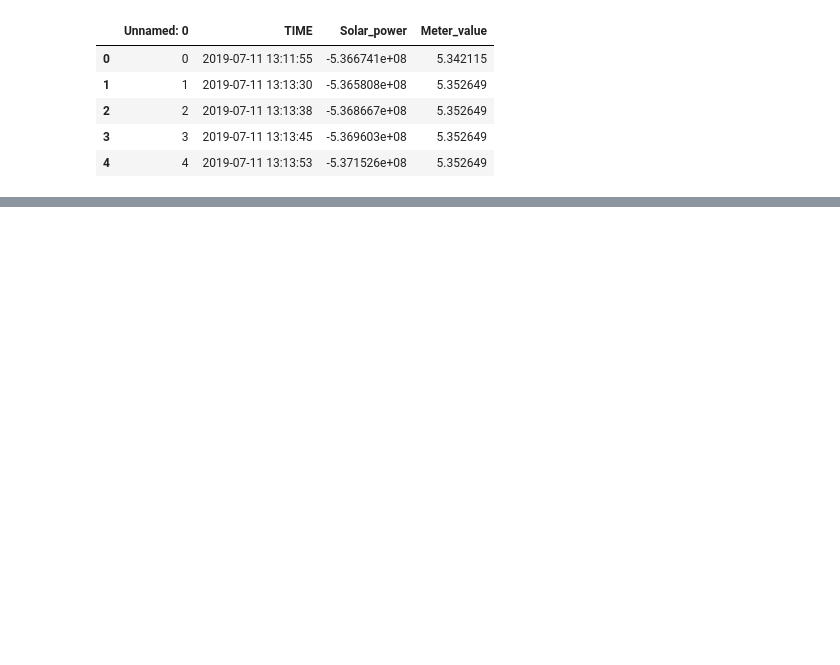
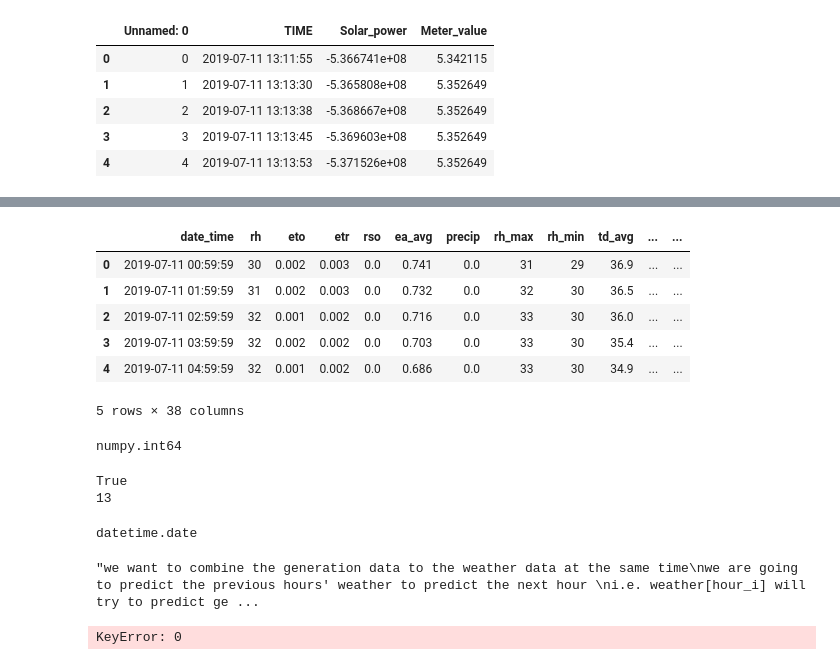
Before and after one commit to bradley-p/Solar_Energy_Forecasting, a Jupyter notebook: src/data_curating.ipynb, the cells around one changed output, grey strips where cells are left out. Drawn from its saved outputs; the diff is of its cells as text; code cells hidden in the pictures; blank space fills up the shorter version.

```diff
--- a/src/data_curating.ipynb
+++ b/src/data_curating.ipynb
@@ -93,0 +230,28 @@ weatherpf.tail()
+# %%
+# Seperate date and time using datetime from pandas
+weatherpf['Date']= pd.to_datetime(weatherpf['date_time']).dt.date
+weatherpf['Hour']= pd.to_datetime(weatherpf['date_time'][:]).dt.hour
+# %%
+weatherpf.head()
+# %% [output]
+|  | date_time | rh | eto | etr | rso | ea_avg | precip | rh_max | rh_min | td_avg | ... | ... |
+| 0 | 2019-07-11 00:59:59 | 30 | 0.002 | 0.003 | 0.0 | 0.741 | 0.0 | 31 | 29 | 36.9 | ... | ... |
+| 1 | 2019-07-11 01:59:59 | 31 | 0.002 | 0.003 | 0.0 | 0.732 | 0.0 | 32 | 30 | 36.5 | ... | ... |
+| 2 | 2019-07-11 02:59:59 | 32 | 0.001 | 0.002 | 0.0 | 0.716 | 0.0 | 33 | 30 | 36.0 | ... | ... |
+| 3 | 2019-07-11 03:59:59 | 32 | 0.002 | 0.002 | 0.0 | 0.703 | 0.0 | 33 | 30 | 35.4 | ... | ... |
+| 4 | 2019-07-11 04:59:59 | 32 | 0.001 | 0.002 | 0.0 | 0.686 | 0.0 | 33 | 30 | 34.9 | ... | ... |
+5 rows × 38 columns
+# %%
+type(weatherpf['Hour'][0])
+# %% [output]
+numpy.int64
+# %%
+print(df['Date'][0] == weatherpf['Date'][0] )
+print(df['Hour'][0])
+# %% [output]
+True
+13
+# %%
+type(df['Date'][0])
+# %% [output]
+datetime.date
@@ -93,0 +261,8 @@ weatherpf.tail()
+# %%
+'''we want to combine the generation data to the weather data at the same time
+we are going to predict the previous hours' weather to predict the next hour
+i.e. weather[hour_i] will try to predict generation[hour_i]
+A BETTER WAY TO DO THIS:
+set the date_hour as the index and then just join the two df's '''
+# %% [output]
+"we want to combine the generation data to the weather data at the same time\nwe are going to predict the previous hours' weather to predict the next hour \ni.e. weather[hour_i] will try to predict ge ...
@@ -93,0 +271,14 @@ weatherpf.tail()
+# %%
+wCount = 0
+
+for i in range(len(df)):
+    added = False
+    while not added:
+        # if the date and hour match, we have found the right one
+        if weatherpf['Date'][wCount] == df['Date'][i] and weatherpf['Hour'][wCount] == df['Hour'][i]:
+            Generated[wCount] = df['Generated'][i]
+            added = True
+        else:
+            wCount += 1
+# %% [output]
+KeyError: 0
```
Also changed, not shown: parts of 34 cells of this notebook, 2 other files.
